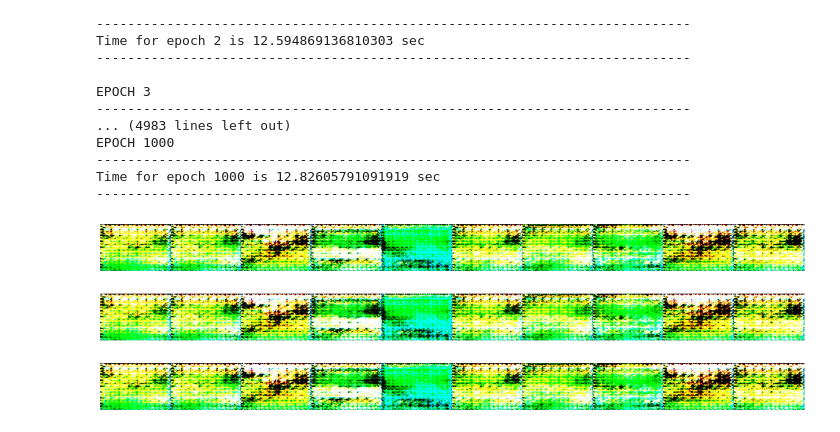
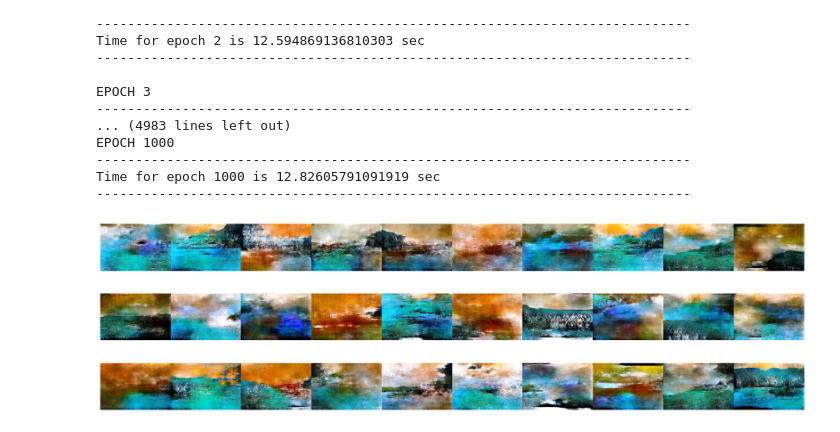
Before and after one commit to chintan-27/LandscapeGenerator, a Jupyter notebook: notebooks/LandScapeGAN.ipynb, the cells around one changed output. Saved outputs shown, nothing was run; the diff lists cells and outputs as text; code cells hidden in the pictures.

```diff
--- a/notebooks/LandScapeGAN.ipynb
+++ b/notebooks/LandScapeGAN.ipynb
@@ -398,17 +398,18 @@ def generate_images(model, test_input, labels):
 # %%
 import random
 
-num_examples_to_generate = 10
+num_examples_to_generate = 30
 latent_dim = 200
 n_classes = 3
 noise = tf.random.normal([num_examples_to_generate, latent_dim])
 labels = []
-for i in range(10):
-    label = []
-    for j in range(15):
-        label.append(random.randint(0, 255))
-    label.append(255)
-    labels.append(label)
-generate_images(tf.keras.models.load_model("/blue/uf-iccc/chintan.acharya/LandScapeGanFinal2.h5"), noise,  np.array(labels))
+for j in range(3):
+    for i in range(10):
+        label = []
+        for j in range(15):
+            label.append(random.randint(0, 255))
+        label.append(255)
+        labels.append(label)
+generate_images(tf.keras.models.load_model("./../flask_API/LandScapeGanFinal.h5"), noise,  np.array(labels))
 # %% [output]
-[figure, old version]
+[figure, new version]
```
Also changed, not shown: 8 other files.
